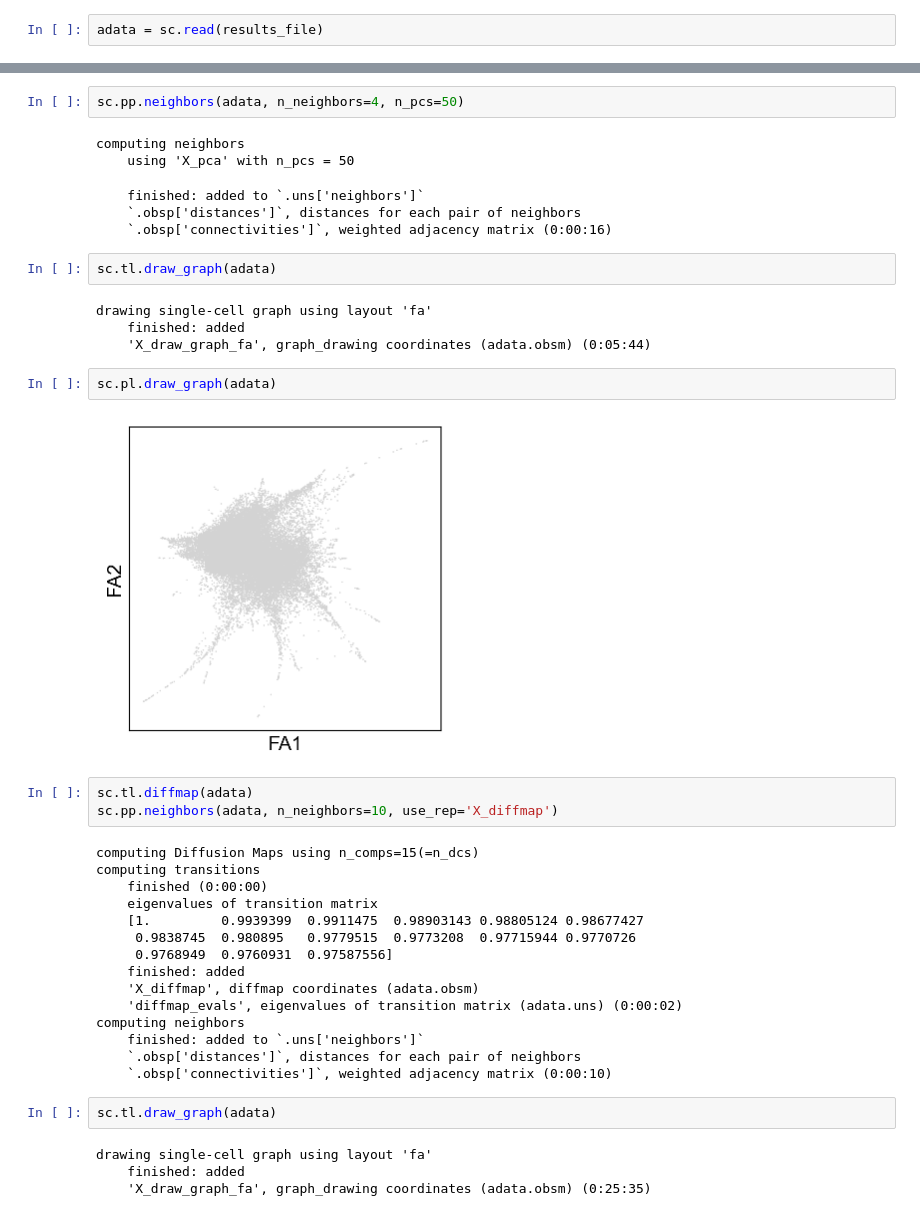
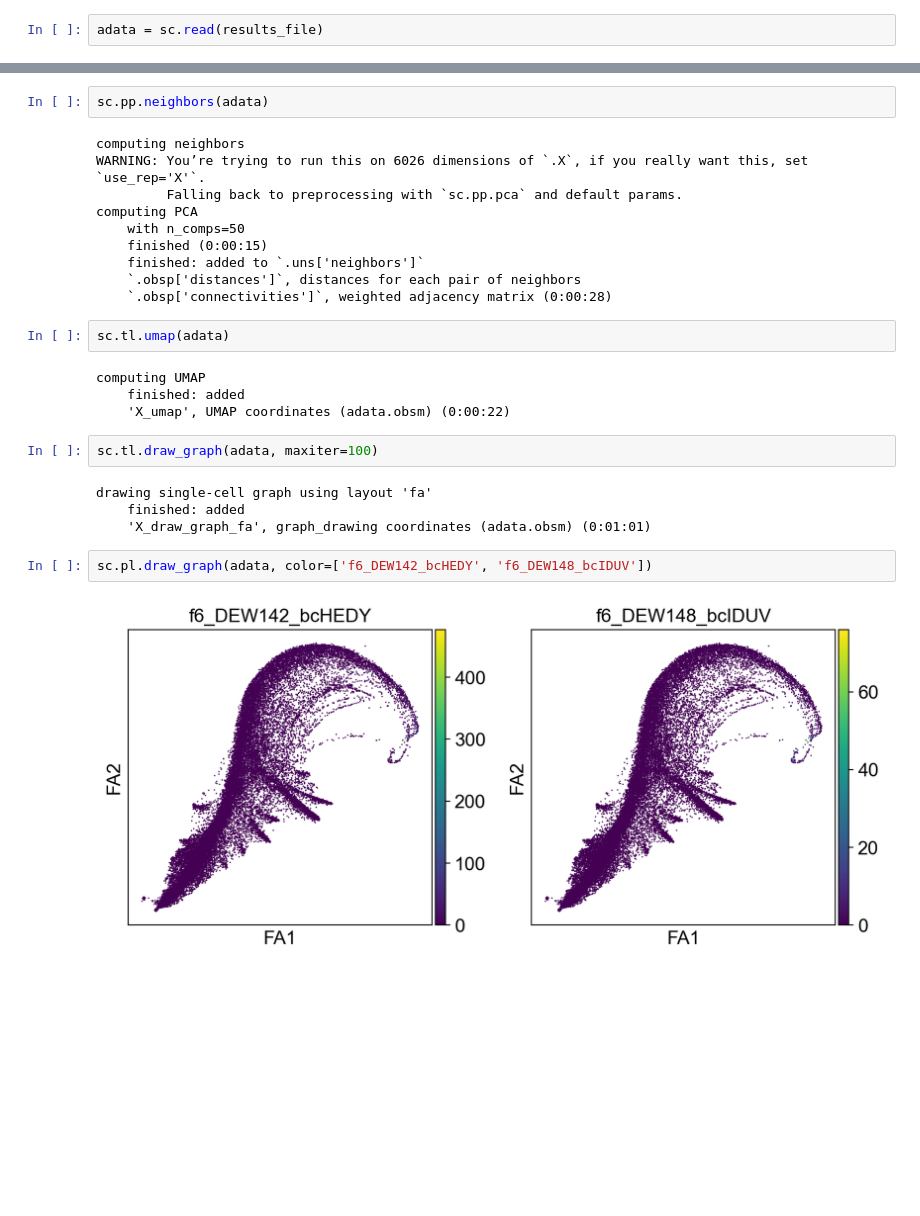
Before and after one commit to reangdeba/compbio, a Jupyter notebook: notebooks/zebrafish_custom_dataset.ipynb, the cells around one changed output, grey strips where cells are left out. Saved outputs shown, nothing was run; the diff lists cells and outputs as text; blank space fills up the shorter version.

```diff
--- a/notebooks/zebrafish_custom_dataset.ipynb
+++ b/notebooks/zebrafish_custom_dataset.ipynb
@@ -70,43 +40,29 @@ adata = sc.read(results_file)
 # %%
-sc.pp.neighbors(adata, n_neighbors=4, n_pcs=50)
+sc.pp.neighbors(adata)
 # %% [output]
 computing neighbors
-    using 'X_pca' with n_pcs = 50
+WARNING: You’re trying to run this on 6026 dimensions of `.X`, if you really want this, set `use_rep='X'`.
+         Falling back to preprocessing with `sc.pp.pca` and default params.
+computing PCA
+    with n_comps=50
+    finished (0:00:15)
+    finished: added to `.uns['neighbors']`
+    `.obsp['distances']`, distances for each pair of neighbors
+    `.obsp['connectivities']`, weighted adjacency matrix (0:00:28)
-    finished: added to `.uns['neighbors']`
-    `.obsp['distances']`, distances for each pair of neighbors
-    `.obsp['connectivities']`, weighted adjacency matrix (0:00:16)
+# %%
+sc.tl.umap(adata)
+# %% [output]
+computing UMAP
+    finished: added
+    'X_umap', UMAP coordinates (adata.obsm) (0:00:22)
 # %%
-sc.tl.draw_graph(adata)
+sc.tl.draw_graph(adata, maxiter=100)
 # %% [output]
 drawing single-cell graph using layout 'fa'
     finished: added
-    'X_draw_graph_fa', graph_drawing coordinates (adata.obsm) (0:05:44)
+    'X_draw_graph_fa', graph_drawing coordinates (adata.obsm) (0:01:01)
 # %%
-sc.pl.draw_graph(adata)
+sc.pl.draw_graph(adata, color=['f6_DEW142_bcHEDY', 'f6_DEW148_bcIDUV'])
 # %% [output]
-[figure, old version]
+[figure, new version]
-# %%
-sc.tl.diffmap(adata)
-sc.pp.neighbors(adata, n_neighbors=10, use_rep='X_diffmap')
-# %% [output]
-computing Diffusion Maps using n_comps=15(=n_dcs)
-computing transitions
-    finished (0:00:00)
-    eigenvalues of transition matrix
-    [1.         0.9939399  0.9911475  0.98903143 0.98805124 0.98677427
-     0.9838745  0.980895   0.9779515  0.9773208  0.97715944 0.9770726
-     0.9768949  0.9760931  0.97587556]
-    finished: added
-    'X_diffmap', diffmap coordinates (adata.obsm)
-    'diffmap_evals', eigenvalues of transition matrix (adata.uns) (0:00:02)
-computing neighbors
-    finished: added to `.uns['neighbors']`
-    `.obsp['distances']`, distances for each pair of neighbors
-    `.obsp['connectivities']`, weighted adjacency matrix (0:00:10)
-# %%
-sc.tl.draw_graph(adata)
-# %% [output]
-drawing single-cell graph using layout 'fa'
-    finished: added
-    'X_draw_graph_fa', graph_drawing coordinates (adata.obsm) (0:25:35)
 # %%
```
Also changed, not shown: parts of 25 cells of this notebook, 1 other file.
